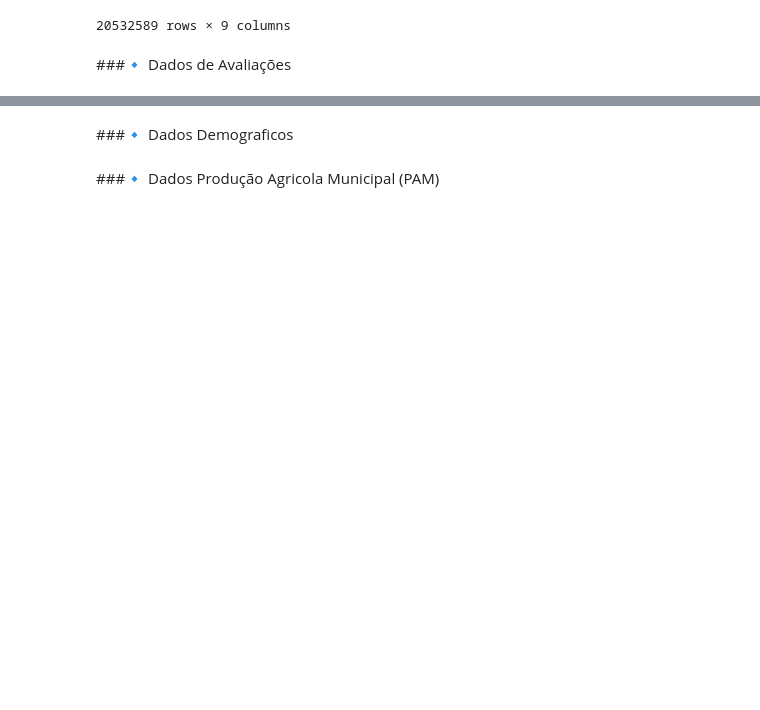
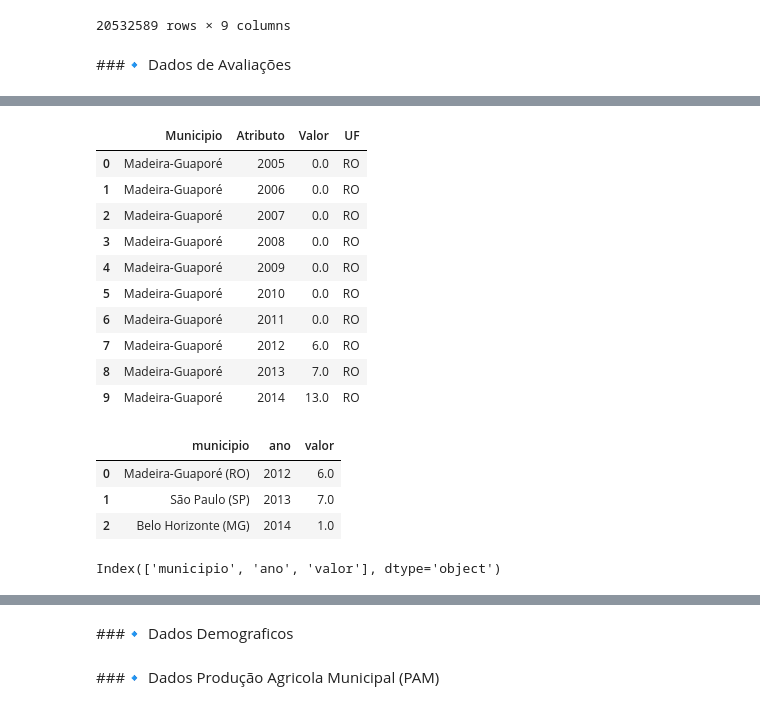
Before and after one commit to Jonathan-Paixao/Tech_Challenge_FIAP, a Jupyter notebook: ETL_FiapChall.ipynb, the cells around one changed output, grey strips where cells are left out. Saved outputs shown, nothing was run; the diff lists cells and outputs as text; code cells hidden in the pictures; blank space fills up the shorter version.

```diff
--- a/ETL_FiapChall.ipynb
+++ b/ETL_FiapChall.ipynb
@@ -711,0 +752,4 @@ valor_kg_vinhos_rs = comex_copy[(comex_copy['CO_NCM'].isin(ncms_vinho)) & (comex
+# %%
+caminho_ext = '/content/drive/MyDrive/Challenge_FIAP/Dados_XLSX_Externos/Producao_anual_brasil_gr_em_toneladas_FULL.xlsx'
+
+avaliacoes = pd.read_excel(caminho_ext)
@@ -711,0 +770,5 @@ valor_kg_vinhos_rs = comex_copy[(comex_copy['CO_NCM'].isin(ncms_vinho)) & (comex
+# %%
+# Removendo ifem e NaN por 0
+avaliacoes['Valor'] = avaliacoes['Valor'].replace(' - ', 0)
+avaliacoes['Valor'] = pd.to_numeric(avaliacoes['Valor'], errors='coerce')
+avaliacoes['Valor'] = avaliacoes['Valor'].fillna(0)
@@ -711,0 +789,33 @@ valor_kg_vinhos_rs = comex_copy[(comex_copy['CO_NCM'].isin(ncms_vinho)) & (comex
+# %%
+# Criando a nova coluna "UF" extraindo os 2 caracteres de dentro dos parêntese
+avaliacoes['UF'] = avaliacoes['Municipio'].str[-3:-1]
+
+# Atualizar a coluna "Municipio" para remover os últimos 5 caracteres
+avaliacoes['Municipio'] = avaliacoes['Municipio'].str[:-5].str.strip()
+# %%
+avaliacoes.head(10)
+# %% [output]
+|  | Municipio | Atributo | Valor | UF |
+| 0 | Madeira-Guaporé | 2005 | 0.0 | RO |
+| 1 | Madeira-Guaporé | 2006 | 0.0 | RO |
+| 2 | Madeira-Guaporé | 2007 | 0.0 | RO |
+| 3 | Madeira-Guaporé | 2008 | 0.0 | RO |
+| 4 | Madeira-Guaporé | 2009 | 0.0 | RO |
+| 5 | Madeira-Guaporé | 2010 | 0.0 | RO |
+| 6 | Madeira-Guaporé | 2011 | 0.0 | RO |
+| 7 | Madeira-Guaporé | 2012 | 6.0 | RO |
+| 8 | Madeira-Guaporé | 2013 | 7.0 | RO |
+| 9 | Madeira-Guaporé | 2014 | 13.0 | RO |
+# %%
+avaliacao.rename(columns={'Atributo': 'Ano'}, inplace=True)
+
+avaliacao.head(5)
+# %% [output]
+|  | municipio | ano | valor |
+| 0 | Madeira-Guaporé (RO) | 2012 | 6.0 |
+| 1 | São Paulo (SP) | 2013 | 7.0 |
+| 2 | Belo Horizonte (MG) | 2014 | 1.0 |
+# %%
+print(avaliacao.columns)
+# %% [output]
+Index(['municipio', 'ano', 'valor'], dtype='object')
```
Also changed, not shown: parts of 14 cells of this notebook.
